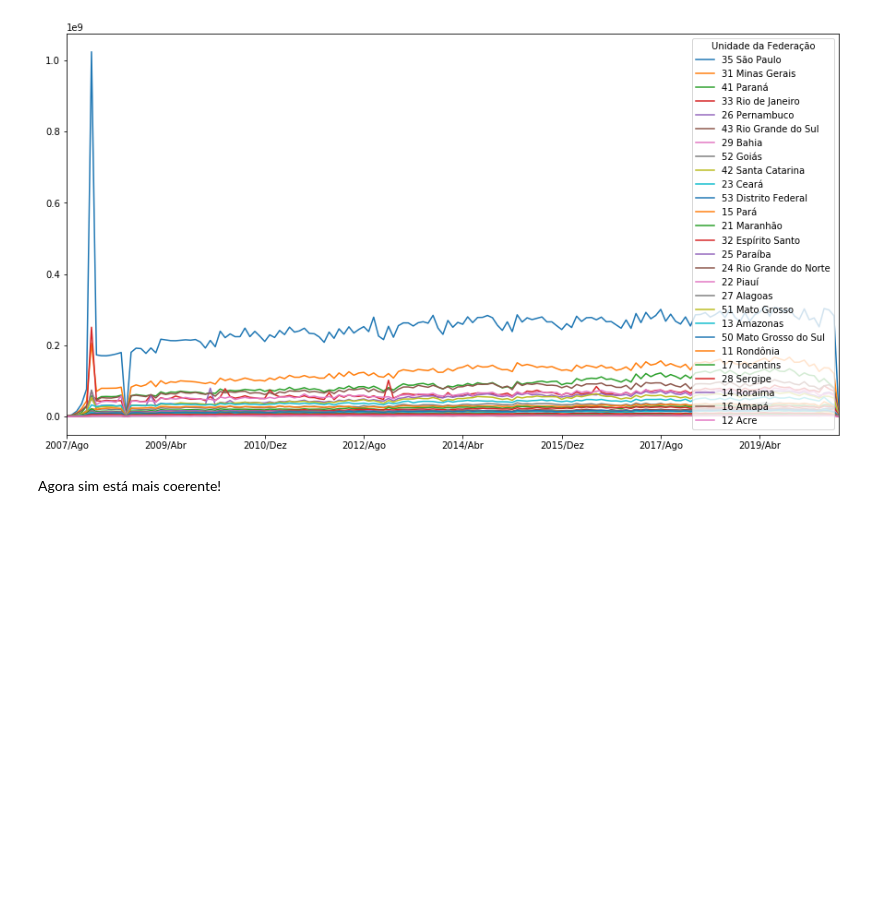
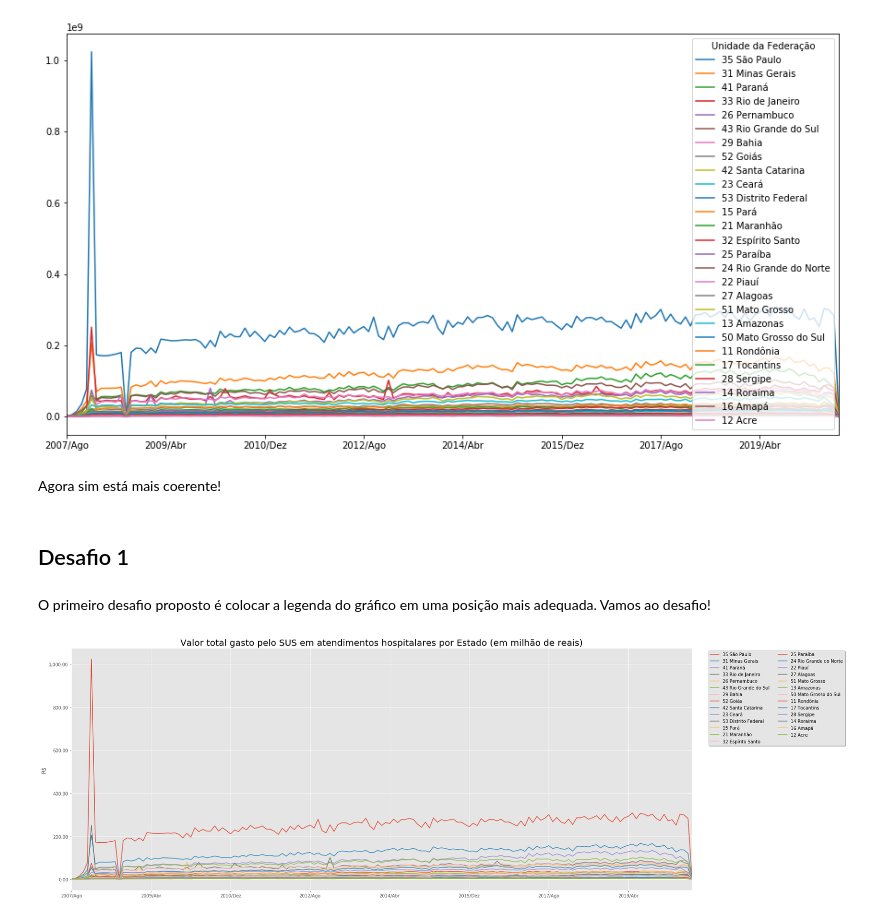
Before and after one commit to edwi-feitoza/bootcamp-alura-data-science, a Jupyter notebook: modulo_1/aula_2/alura_bootcamp_modulo_1.ipynb, the cells around one changed output. Saved outputs shown, nothing was run; the diff lists cells and outputs as text; code cells hidden in the pictures; blank space fills up the shorter version.

Commit message:
Resposta ao desafio 1 da aula 2

```diff
--- a/modulo_1/aula_2/alura_bootcamp_modulo_1.ipynb
+++ b/modulo_1/aula_2/alura_bootcamp_modulo_1.ipynb
@@ -343,3 +291,18 @@ usaveis.T.plot(figsize=(15,8))
 [figure]
 # %% [markdown]
 Agora sim está mais coerente!
+# %% [markdown]
+## Desafio 1
+# %% [markdown]
+O primeiro desafio proposto é colocar a legenda do gráfico em uma posição mais adequada. Vamos ao desafio!
+# %%
+usaveis_plot = usaveis.div(1000000)
+plt.style.use("ggplot")
+ax = usaveis_plot.T.plot(figsize=(25,10))
+ax.yaxis.set_major_formatter(ticker.StrMethodFormatter("{x:,.2f}"))
+plt.legend(loc="upper right", bbox_to_anchor=(1.25, 1.0), ncol=2, shadow=True, fancybox=True)
+plt.ylabel("R$")
+plt.title(label = "Valor total gasto pelo SUS em atendimentos hospitalares por Estado (em milhão de reais)", fontsize=20)
+plt.show()
+# %% [output]
+[figure, added]
```
Also changed, not shown: parts of 5 cells of this notebook.
